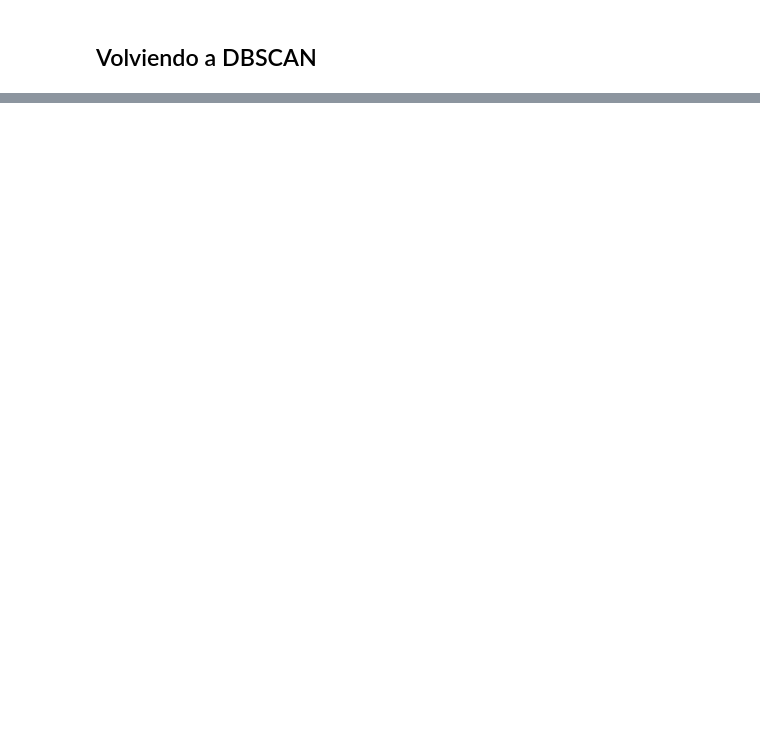
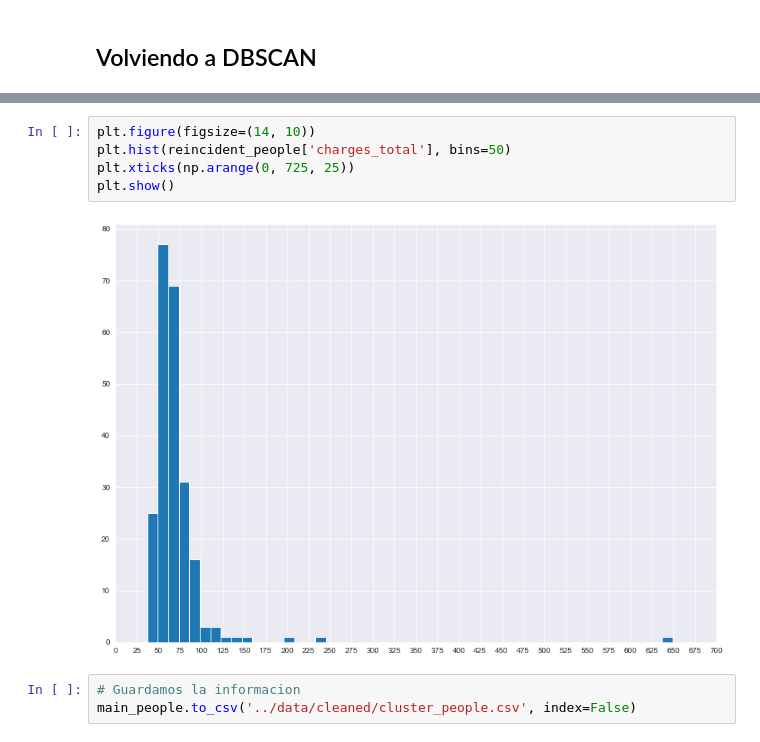
Before and after one commit to PJaramilloV/bias-no-basado, a Jupyter notebook: src/pregunta-2.ipynb, the cells around one changed output, grey strips where cells are left out. Drawn from its saved outputs; the diff is of its cells as text; blank space fills up the shorter version.

```diff
--- a/src/pregunta-2.ipynb
+++ b/src/pregunta-2.ipynb
@@ -218,0 +269,10 @@ Name: is_recid, dtype: float64
+# %%
+plt.figure(figsize=(14, 10))
+plt.hist(reincident_people['charges_total'], bins=50)
+plt.xticks(np.arange(0, 725, 25))
+plt.show()
+# %% [output]
+[figure, added]
+# %%
+# Guardamos la informacion
+main_people.to_csv('../data/cleaned/cluster_people.csv', index=False)
```
Also changed, not shown: parts of 22 cells of this notebook, 1 other file.
